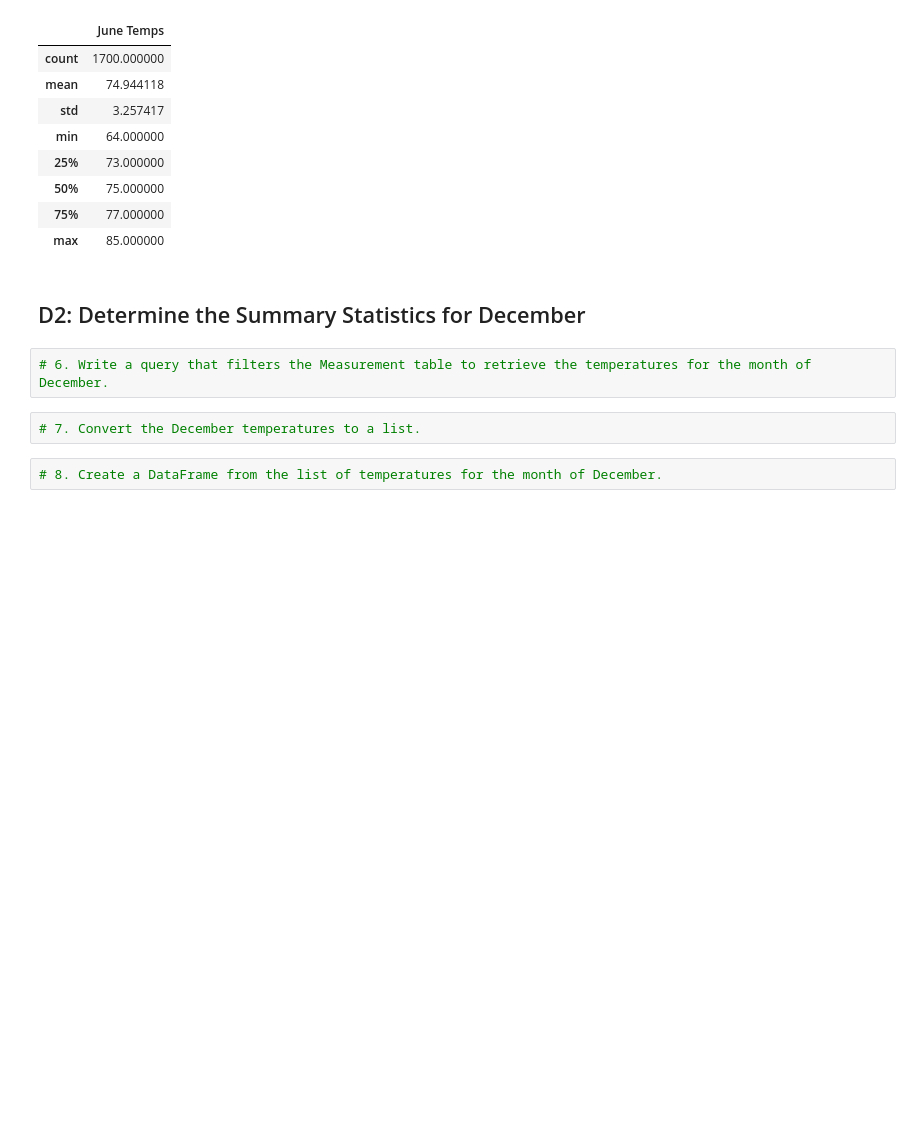
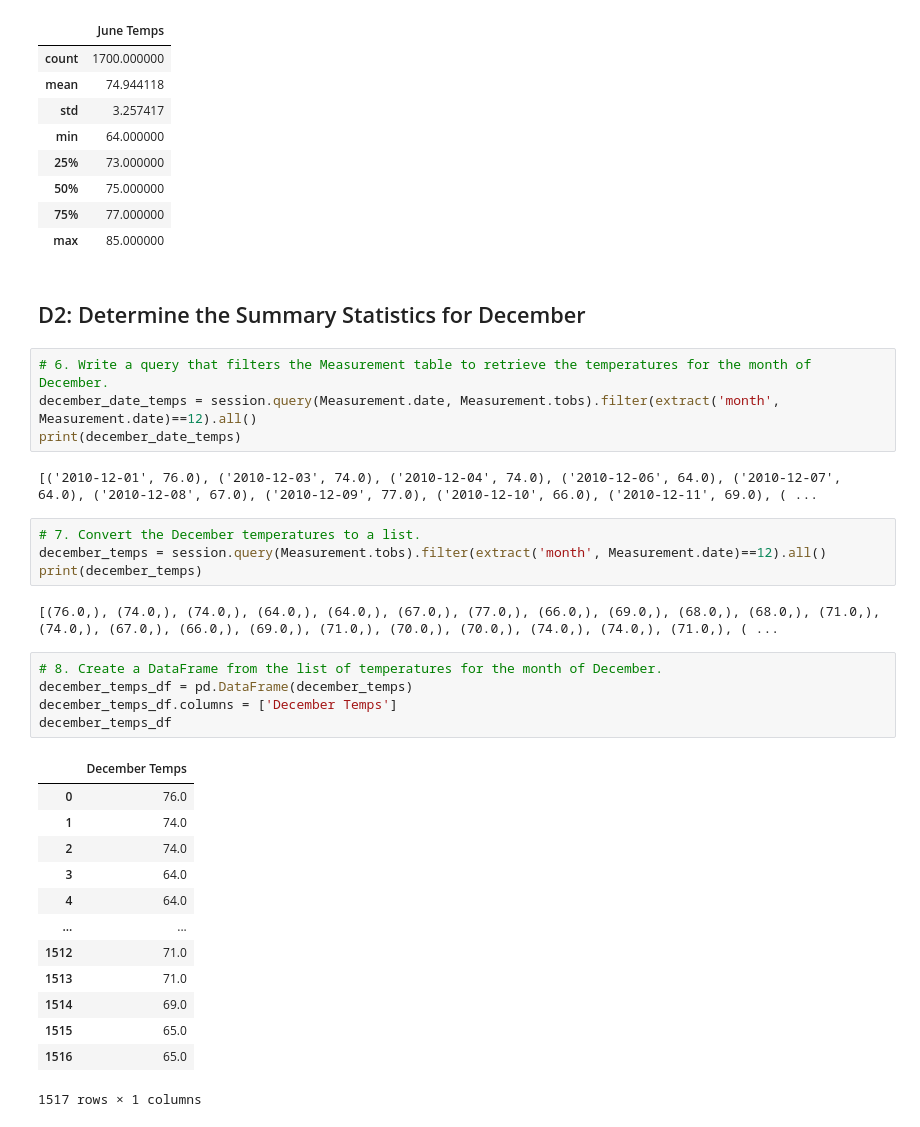
Before and after one commit to mselover21/Surf-s-Up-Business-Analysis, a Jupyter notebook: SurfsUp_Challenge.ipynb, the cells around one changed output. Cells and saved outputs as stored; diff of their text form; blank space fills up the shorter version.

```diff
--- a/SurfsUp_Challenge.ipynb
+++ b/SurfsUp_Challenge.ipynb
@@ -90,9 +90,34 @@ june_temp_df.describe()
 ## D2: Determine the Summary Statistics for December
 # %%
 # 6. Write a query that filters the Measurement table to retrieve the temperatures for the month of December.
+december_date_temps = session.query(Measurement.date, Measurement.tobs).filter(extract('month', Measurement.date)==12).all()
+print(december_date_temps)
+# %% [output]
+[('2010-12-01', 76.0), ('2010-12-03', 74.0), ('2010-12-04', 74.0), ('2010-12-06', 64.0), ('2010-12-07', 64.0), ('2010-12-08', 67.0), ('2010-12-09', 77.0), ('2010-12-10', 66.0), ('2010-12-11', 69.0), ( ...
 # %%
 # 7. Convert the December temperatures to a list.
+december_temps = session.query(Measurement.tobs).filter(extract('month', Measurement.date)==12).all()
+print(december_temps)
+# %% [output]
+[(76.0,), (74.0,), (74.0,), (64.0,), (64.0,), (67.0,), (77.0,), (66.0,), (69.0,), (68.0,), (68.0,), (71.0,), (74.0,), (67.0,), (66.0,), (69.0,), (71.0,), (70.0,), (70.0,), (74.0,), (74.0,), (71.0,), ( ...
 # %%
 # 8. Create a DataFrame from the list of temperatures for the month of December.
+december_temps_df = pd.DataFrame(december_temps)
+december_temps_df.columns = ['December Temps']
+december_temps_df
+# %% [output]
+|  | December Temps |
+| 0 | 76.0 |
+| 1 | 74.0 |
+| 2 | 74.0 |
+| 3 | 64.0 |
+| 4 | 64.0 |
+| ... | ... |
+| 1512 | 71.0 |
+| 1513 | 71.0 |
+| 1514 | 69.0 |
+| 1515 | 65.0 |
+| 1516 | 65.0 |
+1517 rows × 1 columns
 # %%
 # 9. Calculate and print out the summary statistics for the Decemeber temperature DataFrame.
```
Also changed, not shown: parts of 1 cell of this notebook.
